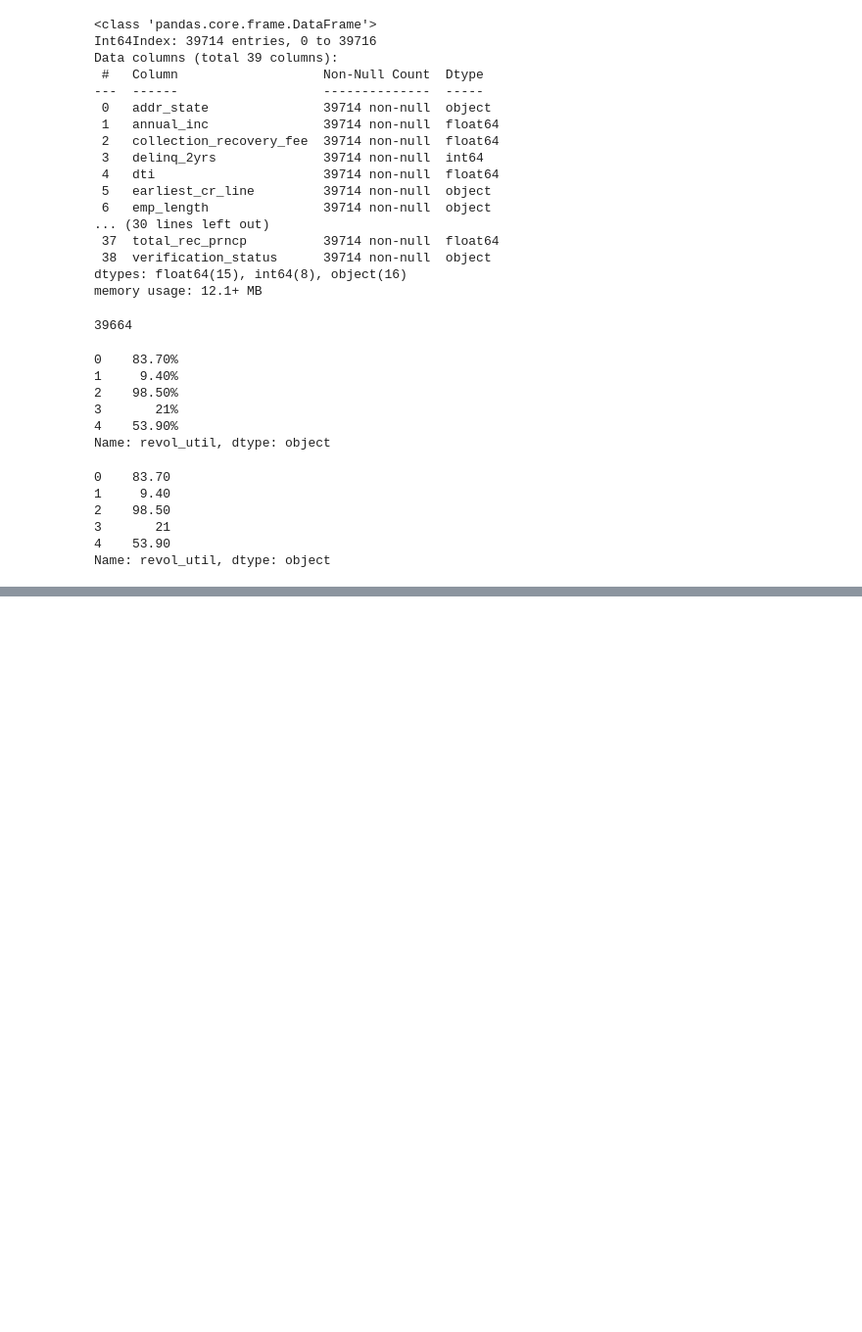
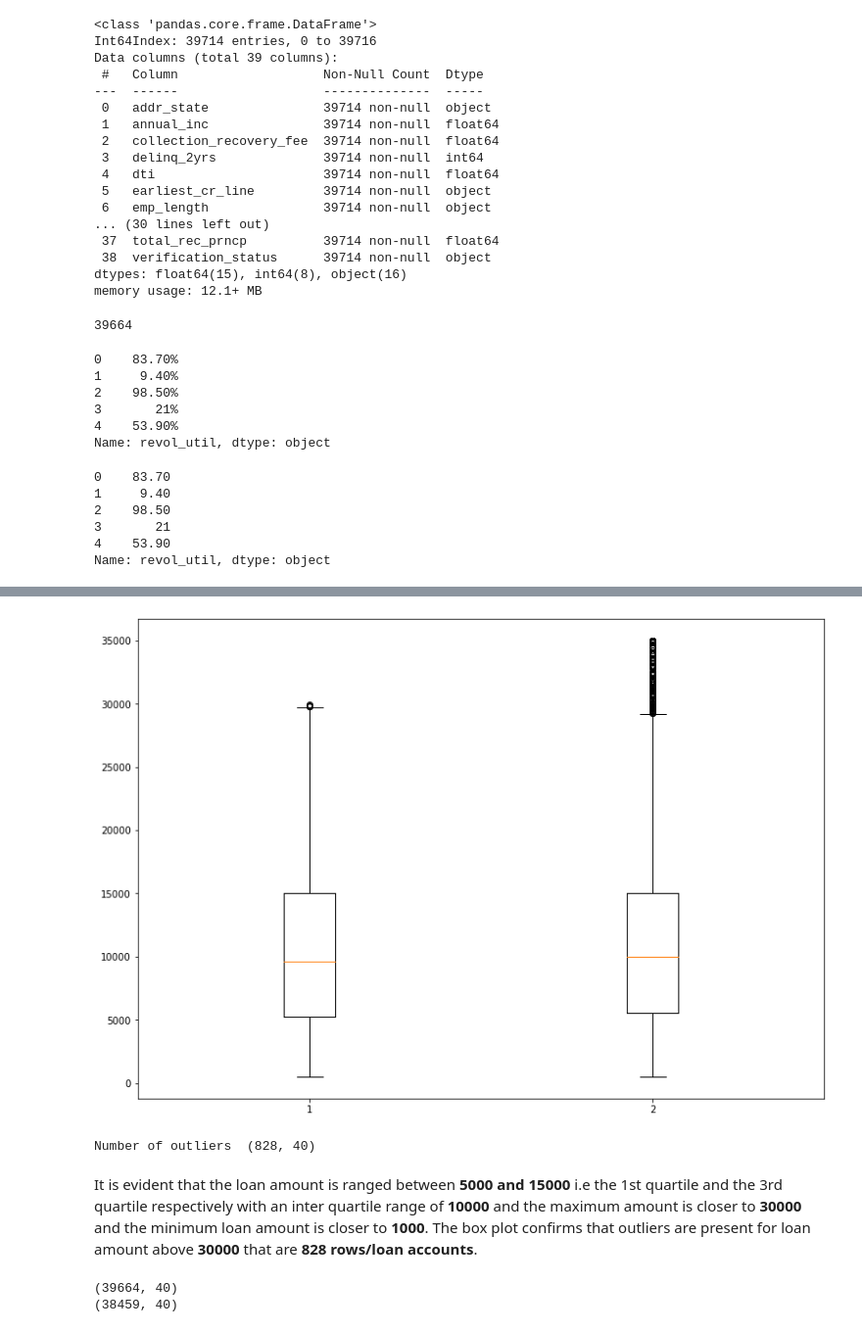
Before and after one commit to RezonChakraborty/LendingClub_CaseStudy, a Jupyter notebook: LendingClub_CaseStudy_Analysis.ipynb, the cells around one changed output, grey strips where cells are left out. Shown at 98% size. Drawn from its saved outputs; the diff is of its cells as text; code cells hidden in the pictures; blank space fills up the shorter version.

Commit message:
Removed outliers from loan amount, annual income and interest rate

```diff
--- a/LendingClub_CaseStudy_Analysis.ipynb
+++ b/LendingClub_CaseStudy_Analysis.ipynb
@@ -310,0 +311,19 @@ df.groupby('revol_util_categories').count()
+# %%
+loan_amount_data = [df[df['loan_amnt'] < 30000].loan_amnt, df['loan_amnt']]
+loan_amount_fig = plt.figure(figsize =(10, 7))
+ax = loan_amount_fig.add_axes([0,0,1,1])
+ax.boxplot(loan_amount_data)
+plt.show()
+print("Number of outliers ",df[df['loan_amnt'] > 30000].shape)
+# %% [output]
+[figure, added]
+Number of outliers  (828, 40)
+# %% [markdown]
+It is evident that the loan amount is ranged between <b>5000 and 15000</b> i.e the 1st quartile and the 3rd quartile respectively with an inter quartile range of <b>10000</b> and the maximum amount is closer to <b>30000</b> and the minimum loan amount is closer to <b>1000</b>. The box plot confirms that outliers are present for loan amount above <b>30000</b> that are <b>828 rows/loan accounts</b>.
+# %%
+print(df.shape)
+df = df.drop(df[df['loan_amnt'] >= 30000].index)
+print(df.shape)
+# %% [output]
+(39664, 40)
+(38459, 40)
```
Also changed, not shown: parts of 8 cells of this notebook.
